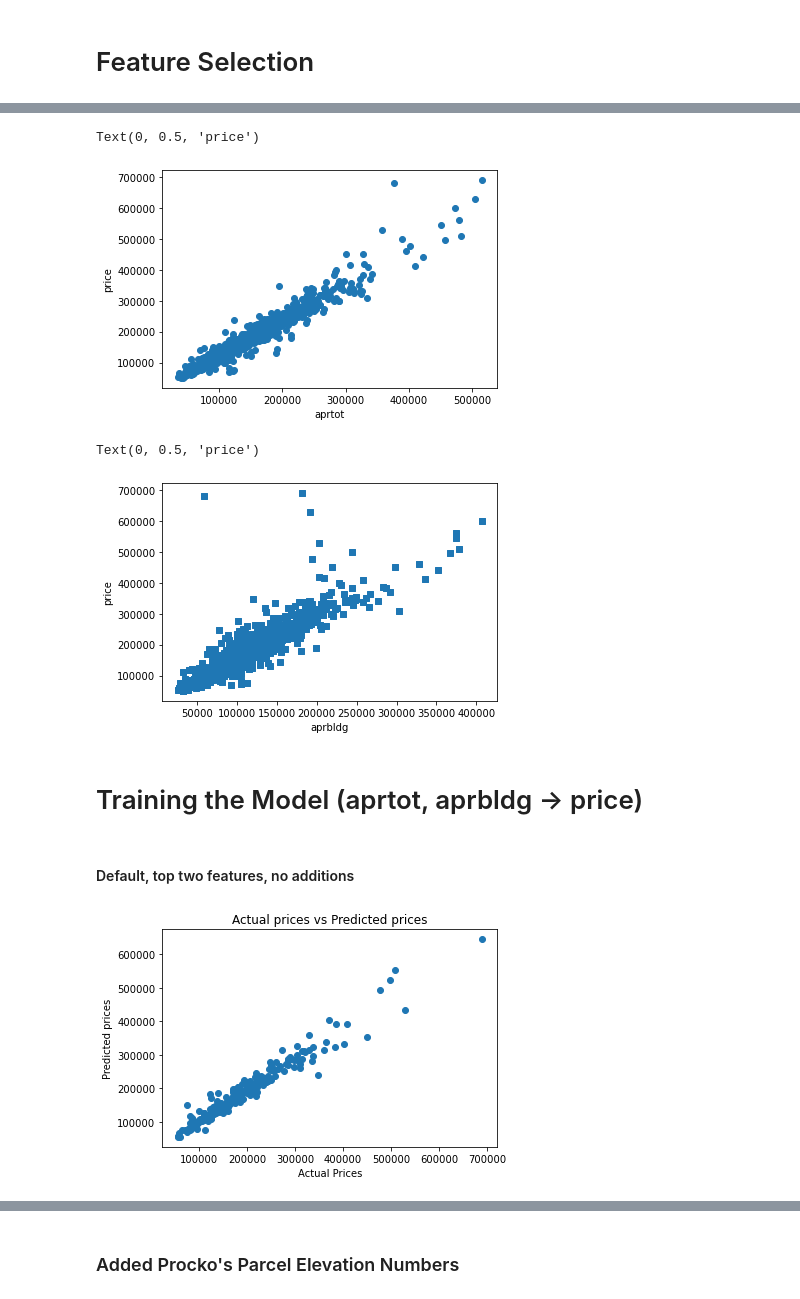
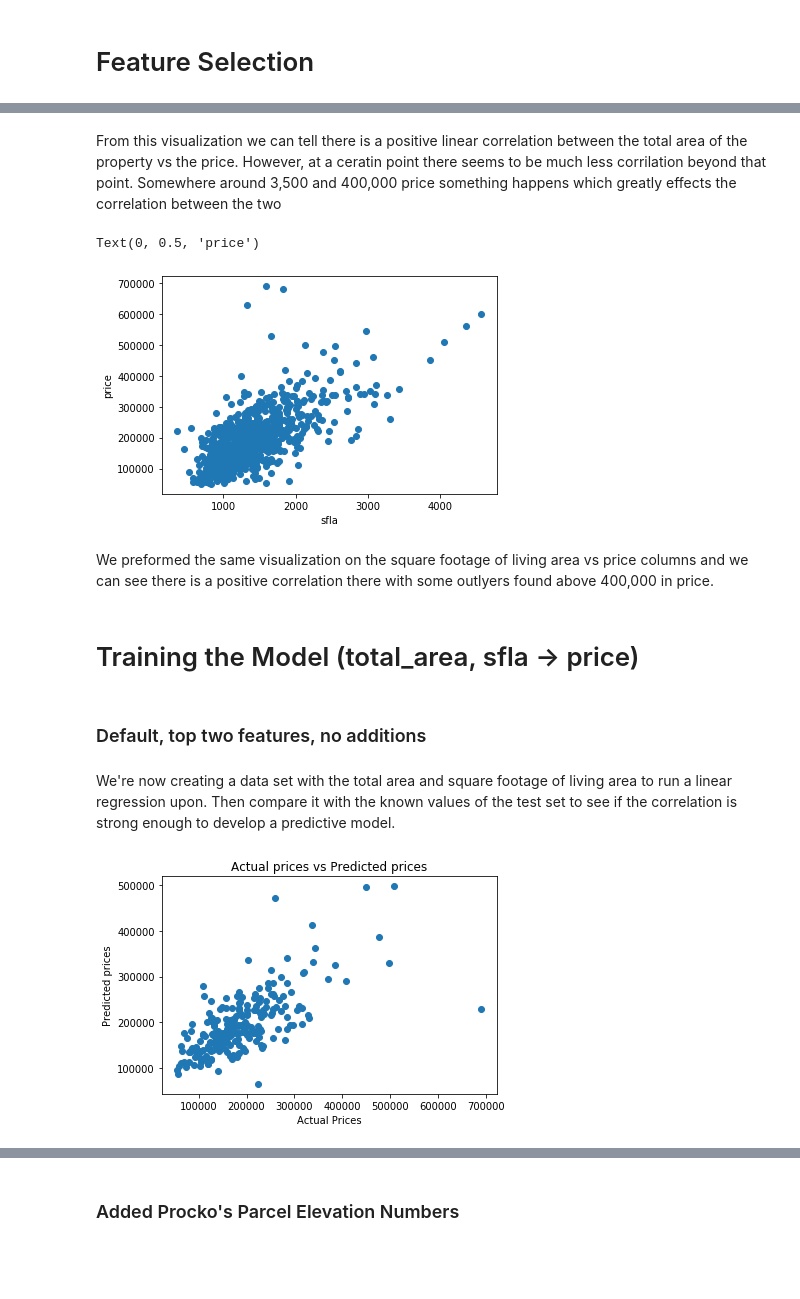
Before and after one commit to alexhendrik/volusia-parcel-analysis, a Jupyter notebook: CS540_FinalProject.ipynb, the cells around one changed output, grey strips where cells are left out. Saved outputs shown, nothing was run; the diff lists cells and outputs as text; code cells hidden in the pictures; blank space fills up the shorter version.

```diff
--- a/CS540_FinalProject.ipynb
+++ b/CS540_FinalProject.ipynb
@@ -145,29 +166,26 @@ TOP 3 FEATURES: Index(['price', 'aprtot', 'aprbldg'], dtype='object')
+# %% [markdown]
+From this visualization we can tell there is a positive linear correlation between the total area of the property vs the price. However, at a ceratin point there seems to be much less corrilation beyond that point. Somewhere around 3,500 and 400,000 price something happens which greatly effects the correlation between the two
 # %%
 get_ipython().run_line_magic('matplotlib', 'inline')
 
-plt.scatter(df['aprtot'], df['price'], marker='o')
-plt.xlabel('aprtot')
+plt.scatter(df['sfla'], df['price'], marker='o')
+plt.xlabel('sfla')
 plt.ylabel('price')
 
 # aprtot correlates heavily with price
 # %% [output]
 Text(0, 0.5, 'price')
-[figure, old version]
+[figure, new version]
-# %%
-plt.scatter(df['aprbldg'], df['price'], marker='s')
-plt.xlabel('aprbldg')
-plt.ylabel('price')
-
-# aprbldg correlates heavily with price
-# %% [output]
-Text(0, 0.5, 'price')
-[figure, removed]
+# %% [markdown]
+We preformed the same visualization on the square footage of living area vs price columns and we can see there is a positive correlation there with some outlyers found above 400,000 in price.
 # %% [markdown]
-# Training the Model (aprtot, aprbldg -> price)
+# Training the Model (total_area, sfla -> price)
 # %% [markdown]
-#### Default, top two features, no additions
+### Default, top two features, no additions
+# %% [markdown]
+We're now creating a data set with the total area and square footage of living area to run a linear regression upon. Then compare it with the known values of the test set to see if the correlation is strong enough to develop a predictive model.
 # %%
-x = pd.DataFrame(np.c_[df['aprtot'], df['aprbldg']], columns = ['aprtot','aprbldg'])
+x = pd.DataFrame(np.c_[df['total_area'], df['sfla']], columns = ['total_area','sfla'])
 Y = df['price']
 x_train, x_test, Y_train, Y_test = train_test_split(x, Y, test_size = 0.3, random_state=5)
 
@@ -180,7 +198,7 @@ plt.ylabel("Predicted prices")
 plt.title("Actual prices vs Predicted prices")
 plt.show()
 # %% [output]
-[figure, old version]
+[figure, new version]
 # %%
 mse = mean_squared_error(Y_test, price_pred)
 print('MSE: %.4f' % mse)
```
Also changed, not shown: parts of 71 cells of this notebook.
